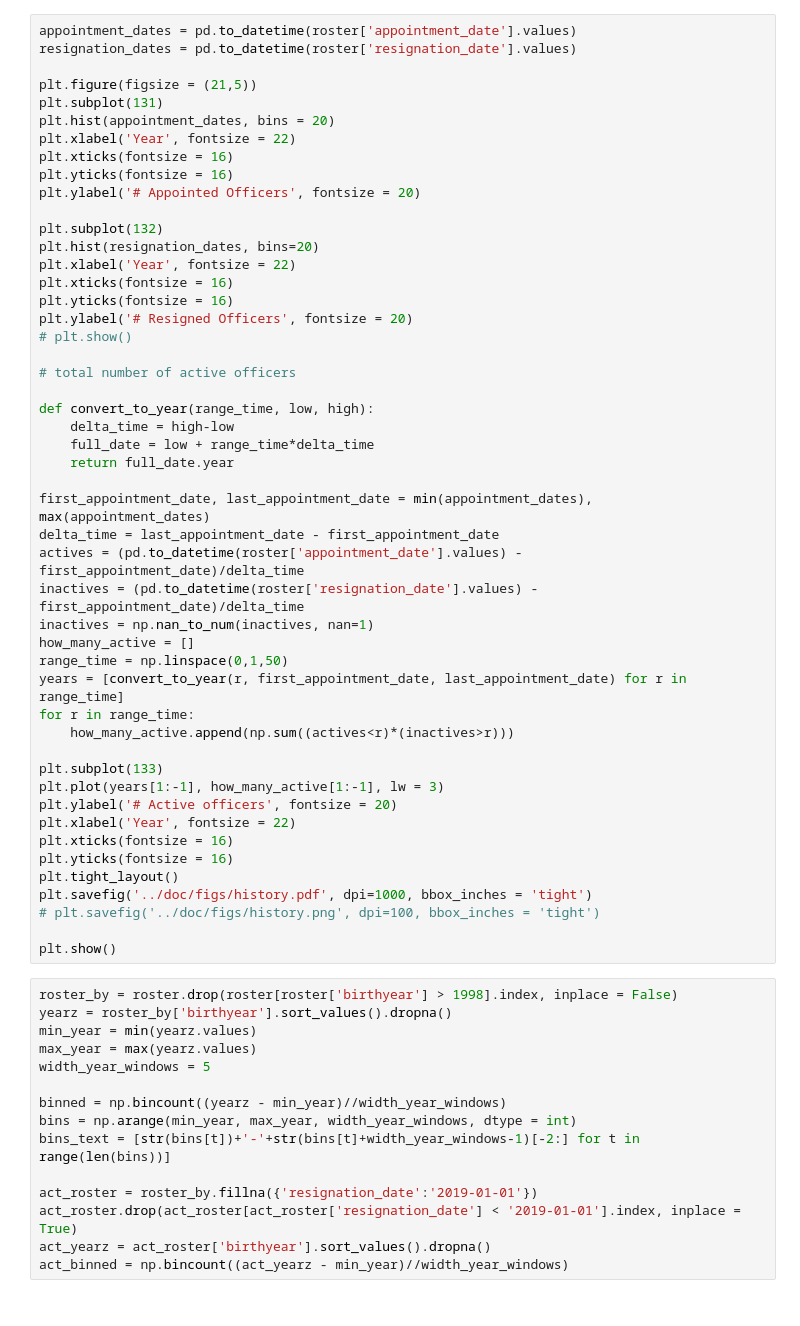
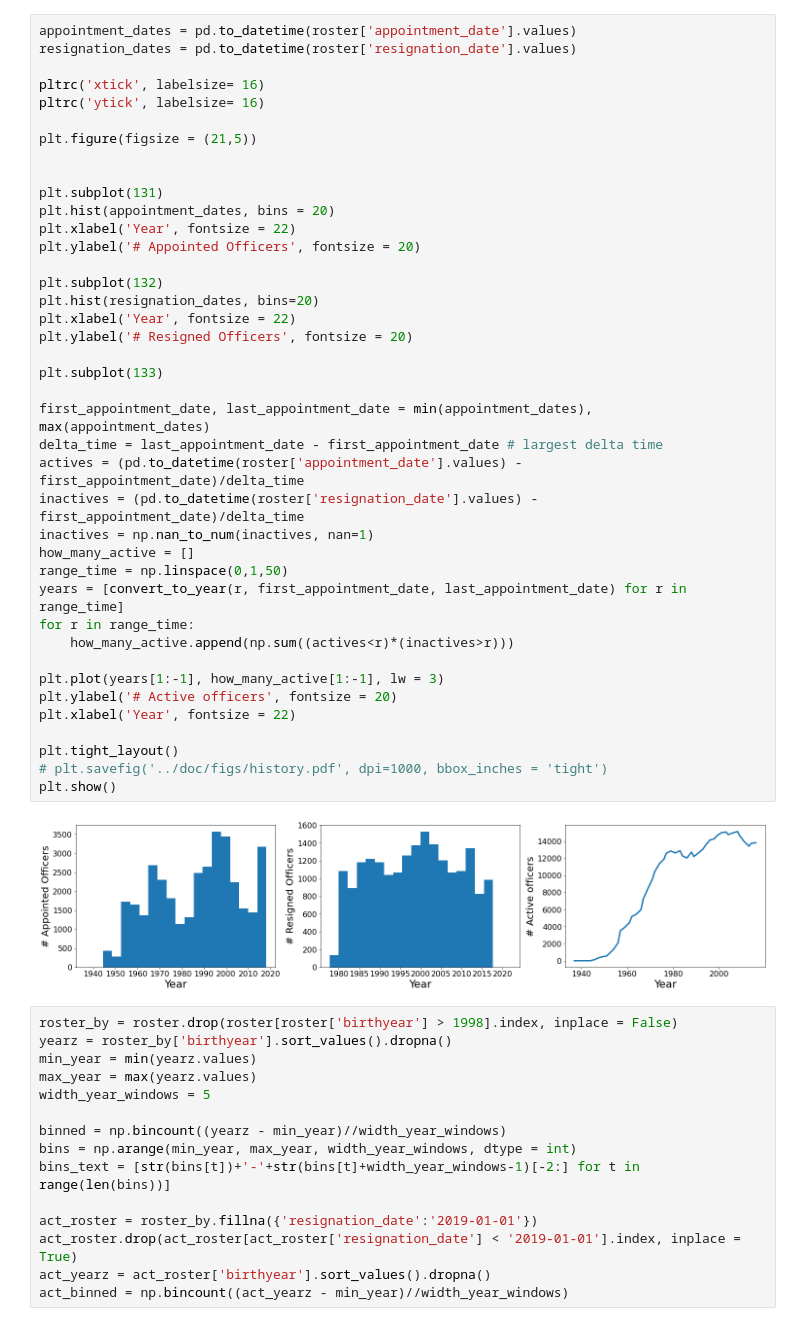
Before and after one commit to chicago-police-violence/data, a Jupyter notebook: examples/examples_roster.ipynb, the cells around one changed output. Saved outputs shown, nothing was run; the diff lists cells and outputs as text.

Commit message:
Small tweaks to figures

```diff
--- a/examples/examples_roster.ipynb
+++ b/examples/examples_roster.ipynb
@@ -14,51 +28,44 @@ roster.head()
 appointment_dates = pd.to_datetime(roster['appointment_date'].values)
 resignation_dates = pd.to_datetime(roster['resignation_date'].values)
 
+pltrc('xtick', labelsize= 16)
+pltrc('ytick', labelsize= 16)
+
 plt.figure(figsize = (21,5))
+
+
 plt.subplot(131)
 plt.hist(appointment_dates, bins = 20)
 plt.xlabel('Year', fontsize = 22)
-plt.xticks(fontsize = 16)
-plt.yticks(fontsize = 16)
 plt.ylabel('# Appointed Officers', fontsize = 20)
 
 plt.subplot(132)
 plt.hist(resignation_dates, bins=20)
 plt.xlabel('Year', fontsize = 22)
-plt.xticks(fontsize = 16)
-plt.yticks(fontsize = 16)
 plt.ylabel('# Resigned Officers', fontsize = 20)
-# plt.show()
 
-# total number of active officers
-
-def convert_to_year(range_time, low, high):
-    delta_time = high-low
-    full_date = low + range_time*delta_time
-    return full_date.year
+plt.subplot(133)
 
 first_appointment_date, last_appointment_date = min(appointment_dates), max(appointment_dates)
-delta_time = last_appointment_date - first_appointment_date
+delta_time = last_appointment_date - first_appointment_date # largest delta time
 actives = (pd.to_datetime(roster['appointment_date'].values) - first_appointment_date)/delta_time
 inactives = (pd.to_datetime(roster['resignation_date'].values) - first_appointment_date)/delta_time
 inactives = np.nan_to_num(inactives, nan=1)
 how_many_active = []
 range_time = np.linspace(0,1,50)
 years = [convert_to_year(r, first_appointment_date, last_appointment_date) for r in range_time]
 for r in range_time:
     how_many_active.append(np.sum((actives<r)*(inactives>r)))
 
-plt.subplot(133)
 plt.plot(years[1:-1], how_many_active[1:-1], lw = 3)
 plt.ylabel('# Active officers', fontsize = 20)
 plt.xlabel('Year', fontsize = 22)
-plt.xticks(fontsize = 16)
-plt.yticks(fontsize = 16)
+
 plt.tight_layout()
-plt.savefig('../doc/figs/history.pdf', dpi=1000, bbox_inches = 'tight')
-# plt.savefig('../doc/figs/history.png', dpi=100, bbox_inches = 'tight')
-
+# plt.savefig('../doc/figs/history.pdf', dpi=1000, bbox_inches = 'tight')
 plt.show()
+# %% [output]
+[figure, added]
 # %%
 roster_by = roster.drop(roster[roster['birthyear'] > 1998].index, inplace = False)
 yearz = roster_by['birthyear'].sort_values().dropna()
```
Also changed, not shown: parts of 5 cells of this notebook, 3 other files.
